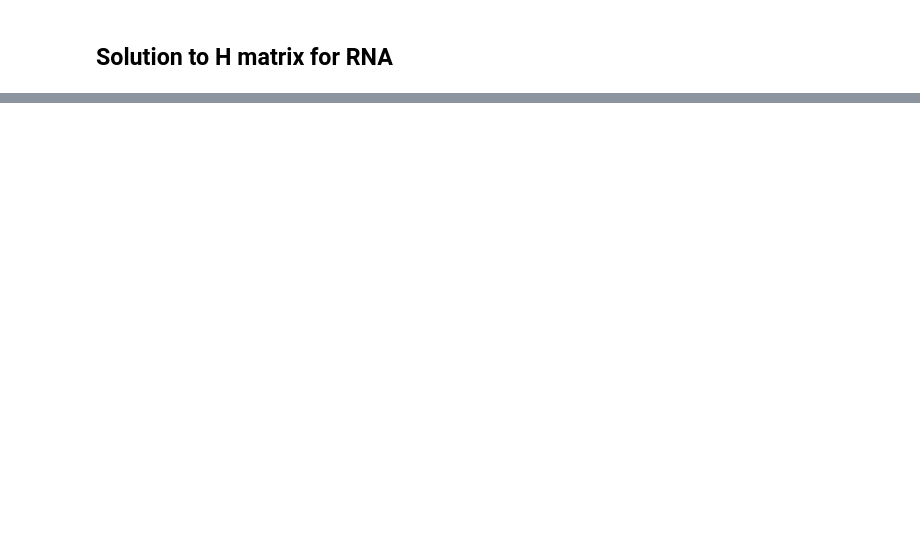
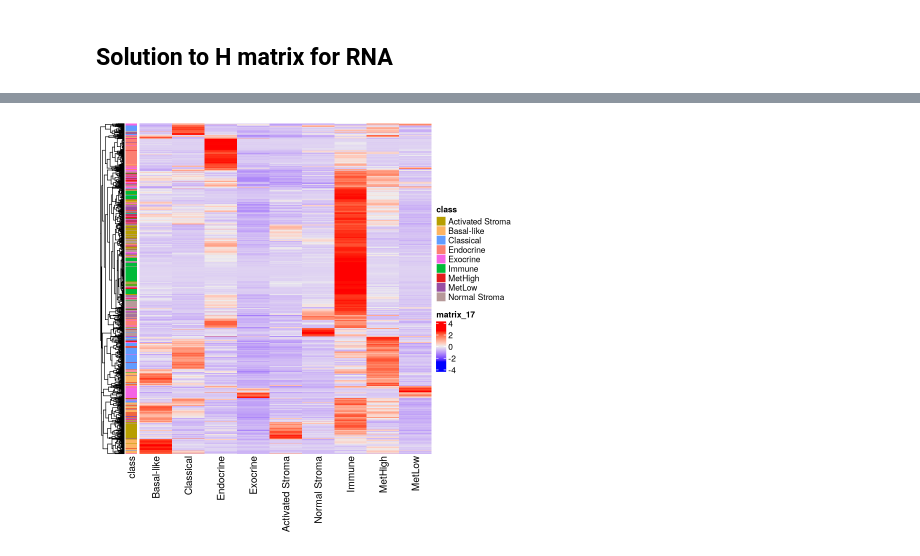
Before and after one commit to Handler-Lab/Spatial-MetScore-JS, a Jupyter notebook: notebooks/pdacr_metscore.ipynb, the cells around one changed output, grey strips where cells are left out. Saved outputs shown, nothing was run; the diff lists cells and outputs as text; code cells hidden in the pictures; blank space fills up the shorter version.

```diff
--- a/notebooks/pdacr_metscore.ipynb
+++ b/notebooks/pdacr_metscore.ipynb
@@ -484,27 +401,29 @@ Heatmap(W.seed.rna, cluster_columns = FALSE, cluster_rows = TRUE,
 # %%
-H.seed.rna <- matrix(0.05, nrow=k, ncol=ncol(ex_250))
+H.seed.rna <- matrix(0.05, nrow=k, ncol=ncol(ex_combined))
 
-H.seed.rna <- nmf_update.euclidean.h(ex_250, W.seed.rna, H.seed.rna)
+H.seed.rna <- nmf_update.euclidean.h(ex_combined, W.seed.rna, H.seed.rna)
 # %%
 RNA_seed <- NMF::nmfModel(W = W.seed.rna, H = H.seed.rna)
 
-RNA_solved <- NMF::nmf(ex_250, seed=RNA_seed, .opt=list(parallel=TRUE, verbose=FALSE))
+RNA_solved <- NMF::nmf(ex_combined, seed=RNA_seed, .opt=list(parallel=TRUE, verbose=FALSE))
 # %%
 RNA_W <- RNA_solved@fit@W
 
 Heatmap(t(scale(t(RNA_W))), cluster_columns = FALSE, cluster_rows = TRUE,
         left_annotation = rowAnnotation(
 
-          df = top250_genelist[featInfo_combined$SYMBOL, "class", drop = FALSE],
+          df = combined_genelist[featInfo_combined$SYMBOL, "class", drop = FALSE],
           col = list(
 
             class = c("Basal-like" = "#fdb462", "Classical" = "#619cff",
                       "Endocrine" = "#fb8072", "Exocrine" = "#f564e4",
                       "Activated Stroma" = "#b79f00", "Normal Stroma" = "#b79999",
-                      "Immune" = "#00ba38", "MetHigh" = "#E41A1C", "MetLow" = "#377EB8")
+                      "Immune" = "#00ba38", "MetHigh" = "#E41A1C", "MetLow" = "#984EA3")
           )
         )
 )
+# %% [output]
+[figure, added]
 # %%
 RNA_H <- RNA_solved@fit@H
 
```
Also changed, not shown: parts of 26 cells of this notebook.
